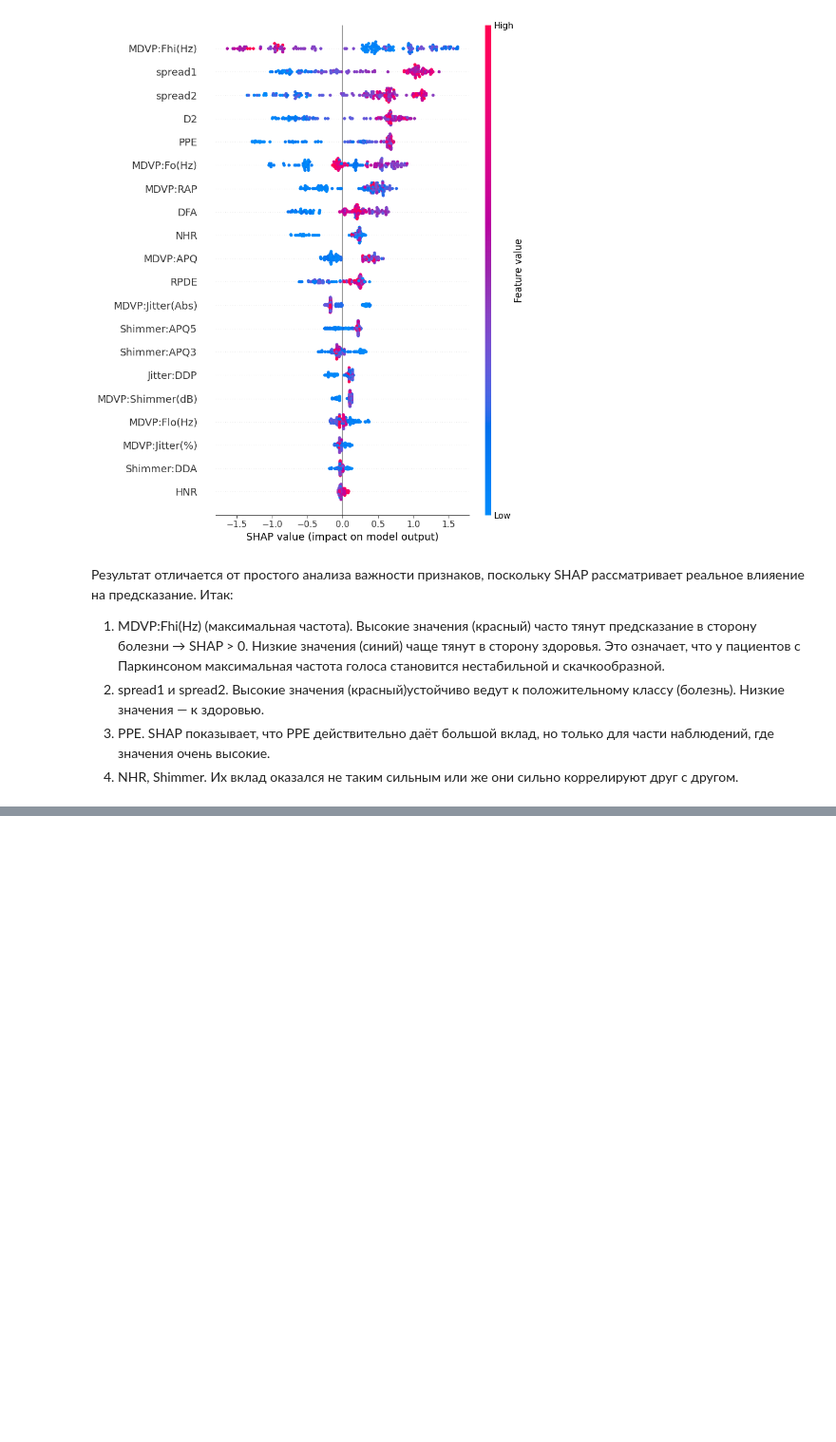
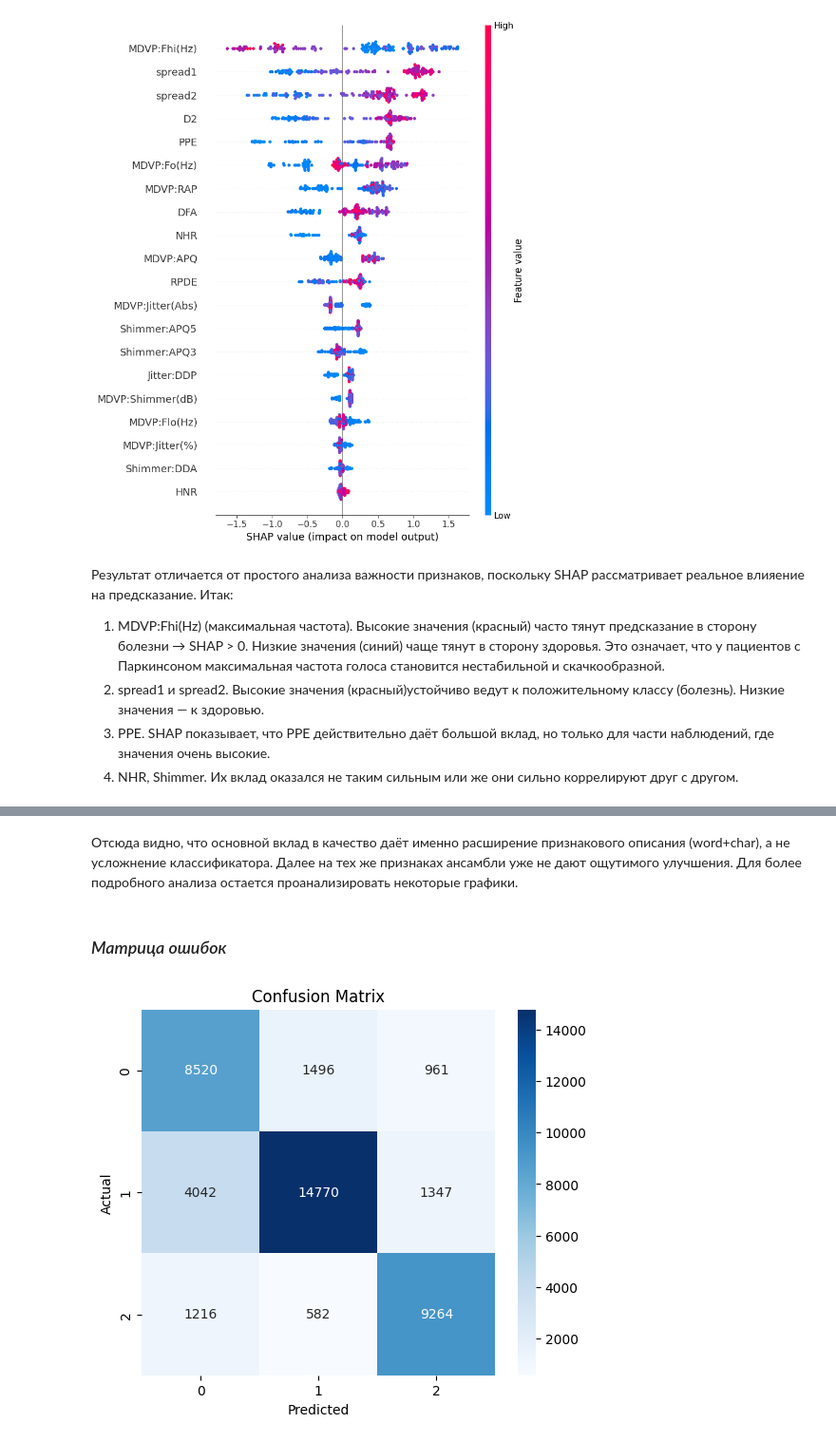
Before and after one commit to zer0punch/zer0punch, a Jupyter notebook: Практическая_работа_1.ipynb, the cells around one changed output, grey strips where cells are left out. Shown at 95% size. Cells and saved outputs as stored; diff of their text form; code cells hidden in the pictures; blank space fills up the shorter version.

```diff
--- a/Практическая_работа_1.ipynb
+++ b/Практическая_работа_1.ipynb
@@ -244,0 +298,29 @@ shap.summary_plot(shap_values, X_train)
+# %%
+path = "/content/drive/MyDrive/datasets.csv"
+
+# 1. Увеличиваем лимит размера поля
+csv.field_size_limit(sys.maxsize)
+
+# 2. Читаем CSV
+df = pd.read_csv(
+    path,
+    engine="python",      # более терпимый парсер
+    encoding="latin1",    # так безопасно читаем «битый» UTF-8
+    on_bad_lines="skip"   # пропускаем повреждённые строки
+)
+
+# Сейчас у нас три колонки: Unnamed: 0, text, sentiment
+# text пока в виде кракозябр типа "Ð Ð°Ð·Ð²Ð¾Ð´Ð° ..."
+
+# 3. Чиним кодировку текста
+df["text"] = df["text"].astype(str).apply(
+    lambda x: x.encode("latin1", errors="ignore").decode("utf-8", errors="ignore")
+)
+
+# 4. Оставляем только тексты и разметку
+df = df[["text", "sentiment"]]
+df["sentiment"] = df["sentiment"].astype(int)
+
+# Проверка
+print(df.shape)
+print(df.head())
@@ -244,0 +649,15 @@ shap.summary_plot(shap_values, X_train)
+# %% [markdown]
+Отсюда видно, что основной вклад в качество даёт именно расширение признакового описания (word+char), а не усложнение классификатора. Далее на тех же признаках ансамбли уже не дают ощутимого улучшения. Для более подробного анализа остается проанализировать некоторые графики.
+# %% [markdown]
+### *Матрица ошибок*
+# %%
+cm = confusion_matrix(y_test, y_pred)
+
+plt.figure(figsize=(6,5))
+sns.heatmap(cm, annot=True, fmt="d", cmap="Blues")
+plt.title("Confusion Matrix")
+plt.xlabel("Predicted")
+plt.ylabel("Actual")
+plt.show()
+# %% [output]
+[figure, added]
```
Also changed, not shown: parts of 33 cells of this notebook.
